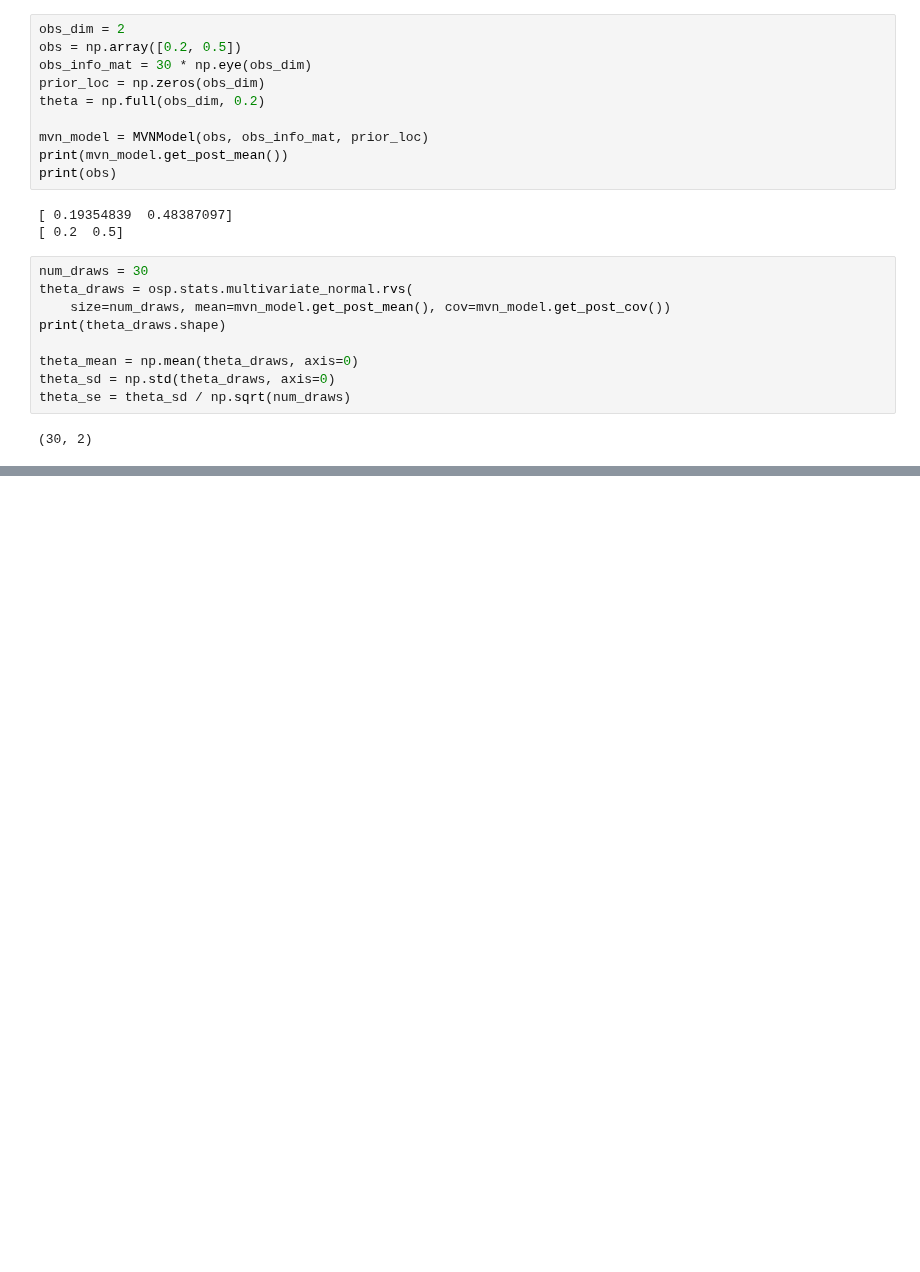
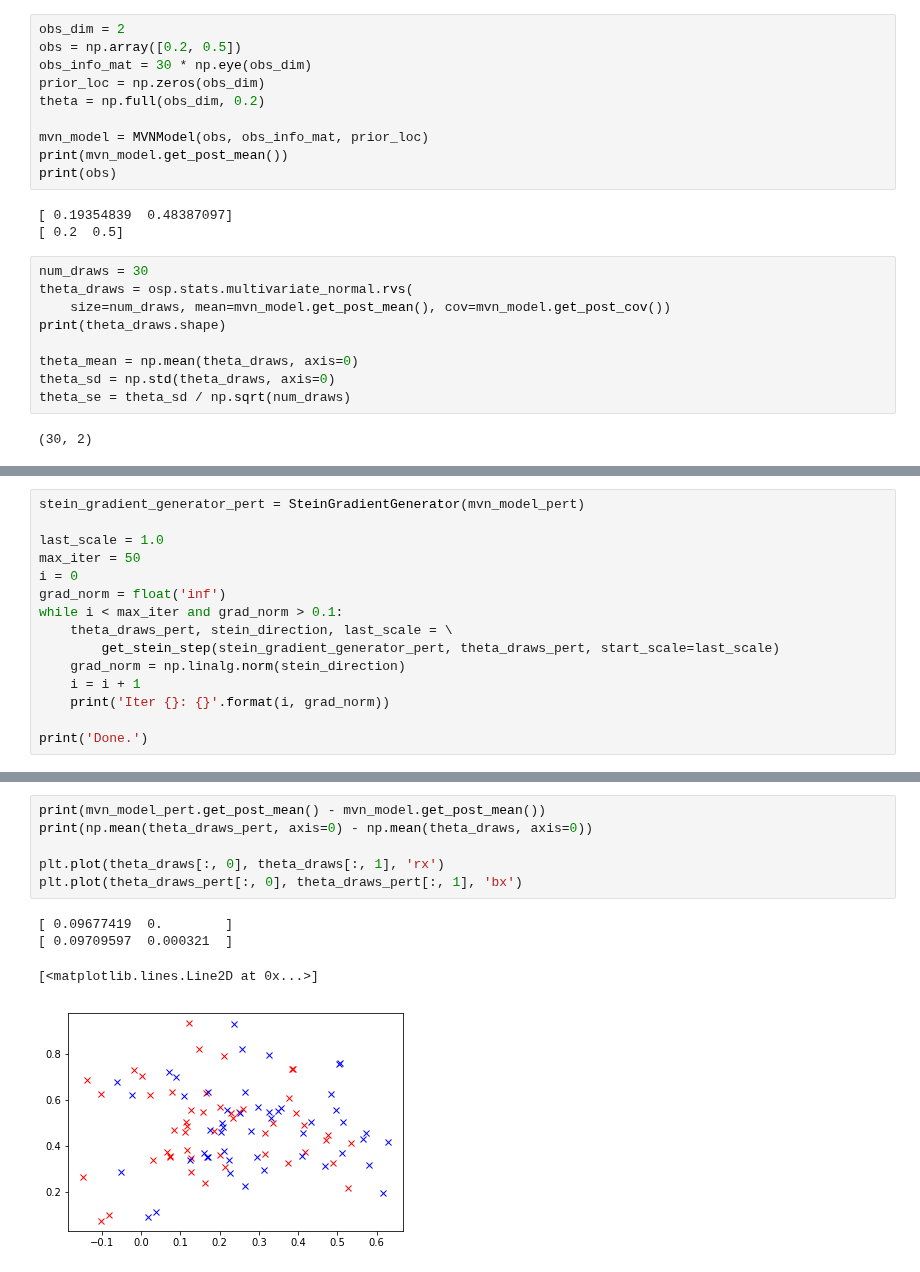
Before and after one commit to rgiordan/LinearResponseVariationalBayes.py, a Jupyter notebook: Experimentation/VariationalStein.ipynb, the cells around one changed output, grey strips where cells are left out. Cells and saved outputs as stored; diff of their text form; blank space fills up the shorter version.

```diff
--- a/Experimentation/VariationalStein.ipynb
+++ b/Experimentation/VariationalStein.ipynb
@@ -230,0 +235,15 @@ print(np.mean(theta_draws, axis=0), '\n-----\n',
+# %%
+stein_gradient_generator_pert = SteinGradientGenerator(mvn_model_pert)
+
+last_scale = 1.0
+max_iter = 50
+i = 0
+grad_norm = float('inf')
+while i < max_iter and grad_norm > 0.1:
+    theta_draws_pert, stein_direction, last_scale = \
+        get_stein_step(stein_gradient_generator_pert, theta_draws_pert, start_scale=last_scale)
+    grad_norm = np.linalg.norm(stein_direction)
+    i = i + 1
+    print('Iter {}: {}'.format(i, grad_norm))
+
+print('Done.')
@@ -230,0 +269,11 @@ print(np.mean(theta_draws, axis=0), '\n-----\n',
+# %%
+print(mvn_model_pert.get_post_mean() - mvn_model.get_post_mean())
+print(np.mean(theta_draws_pert, axis=0) - np.mean(theta_draws, axis=0))
+
+plt.plot(theta_draws[:, 0], theta_draws[:, 1], 'rx')
+plt.plot(theta_draws_pert[:, 0], theta_draws_pert[:, 1], 'bx')
+# %% [output]
+[ 0.09677419  0.        ]
+[ 0.09709597  0.000321  ]
+[<matplotlib.lines.Line2D at 0x...>]
+[figure, added]
```
Also changed, not shown: parts of 7 cells of this notebook.
